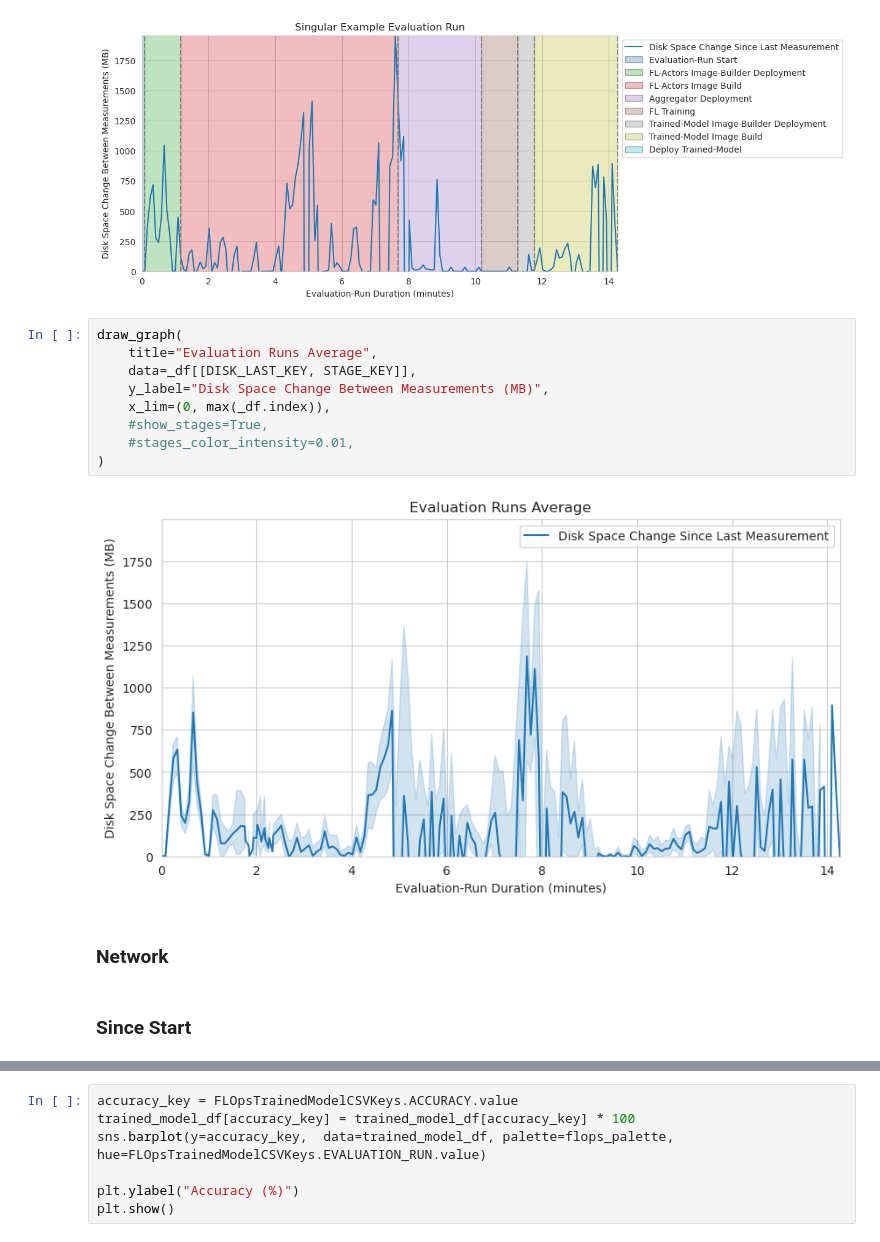
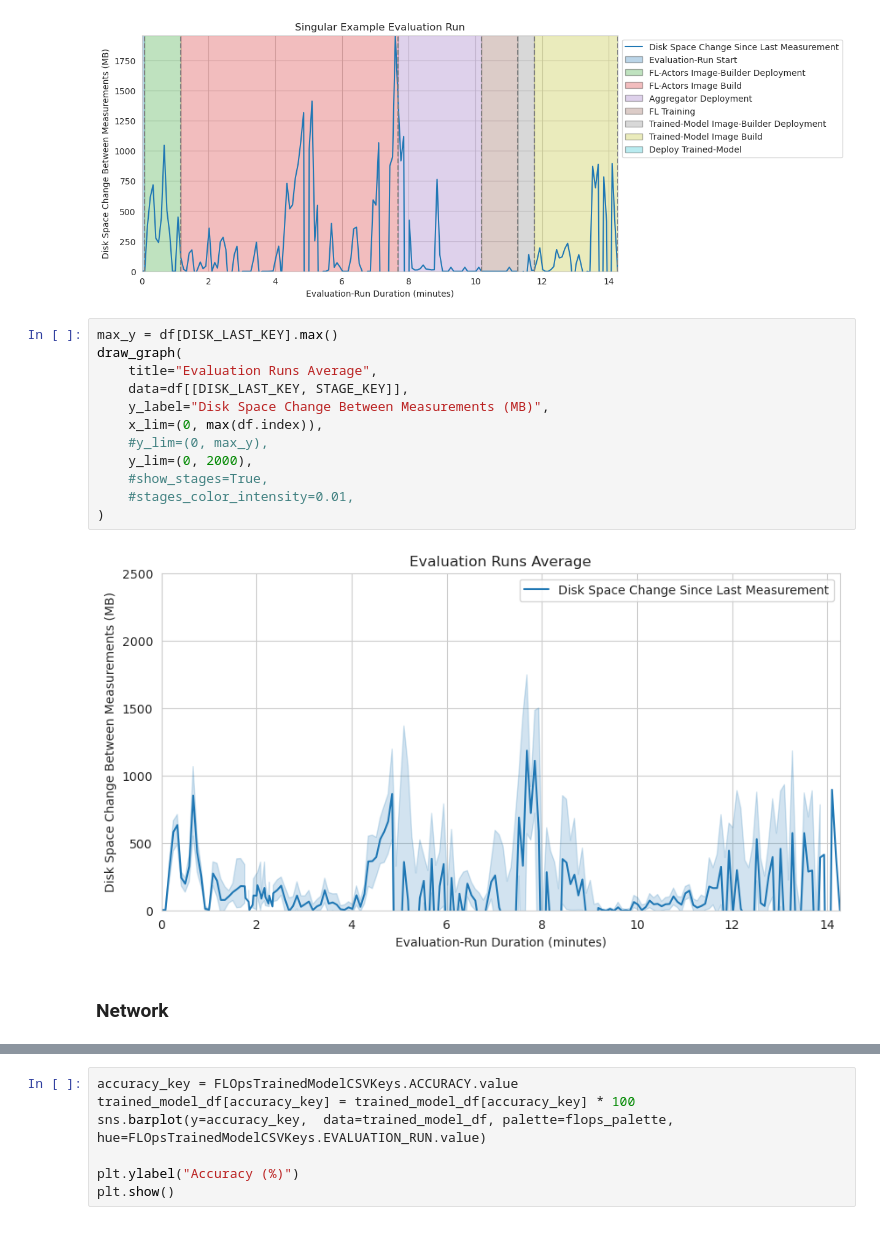
Before and after one commit to oakestra/oakestra-cli, a Jupyter notebook: oak_cli/evaluation/addons/flops/current_tmp_csv_graphs.ipynb, the cells around one changed output, grey strips where cells are left out. Saved outputs shown, nothing was run; the diff lists cells and outputs as text.

```diff
--- a/oak_cli/evaluation/addons/flops/current_tmp_csv_graphs.ipynb
+++ b/oak_cli/evaluation/addons/flops/current_tmp_csv_graphs.ipynb
@@ -355,17 +369,18 @@ draw_graph(
 # %% [output]
 [figure]
 # %%
+max_y = df[DISK_LAST_KEY].max()
 draw_graph(
     title="Evaluation Runs Average",
-    data=_df[[DISK_LAST_KEY, STAGE_KEY]],
+    data=df[[DISK_LAST_KEY, STAGE_KEY]],
     y_label="Disk Space Change Between Measurements (MB)",
-    x_lim=(0, max(_df.index)),
+    x_lim=(0, max(df.index)),
+    #y_lim=(0, max_y),
+    y_lim=(0, 2000),
     #show_stages=True,
     #stages_color_intensity=0.01,
 )
 # %% [output]
-[figure, old version]
+[figure, new version]
 # %% [markdown]
 ### Network
-# %% [markdown]
-### Since Start
```
Also changed, not shown: parts of 10 cells of this notebook.
